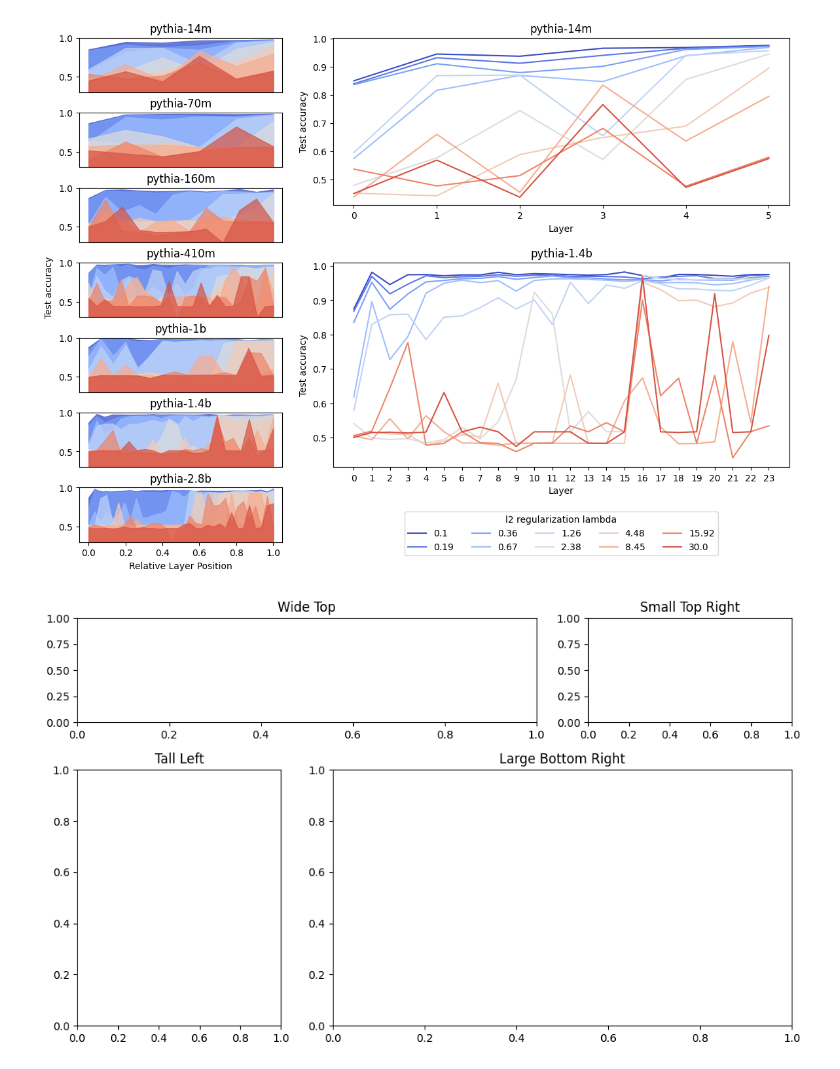
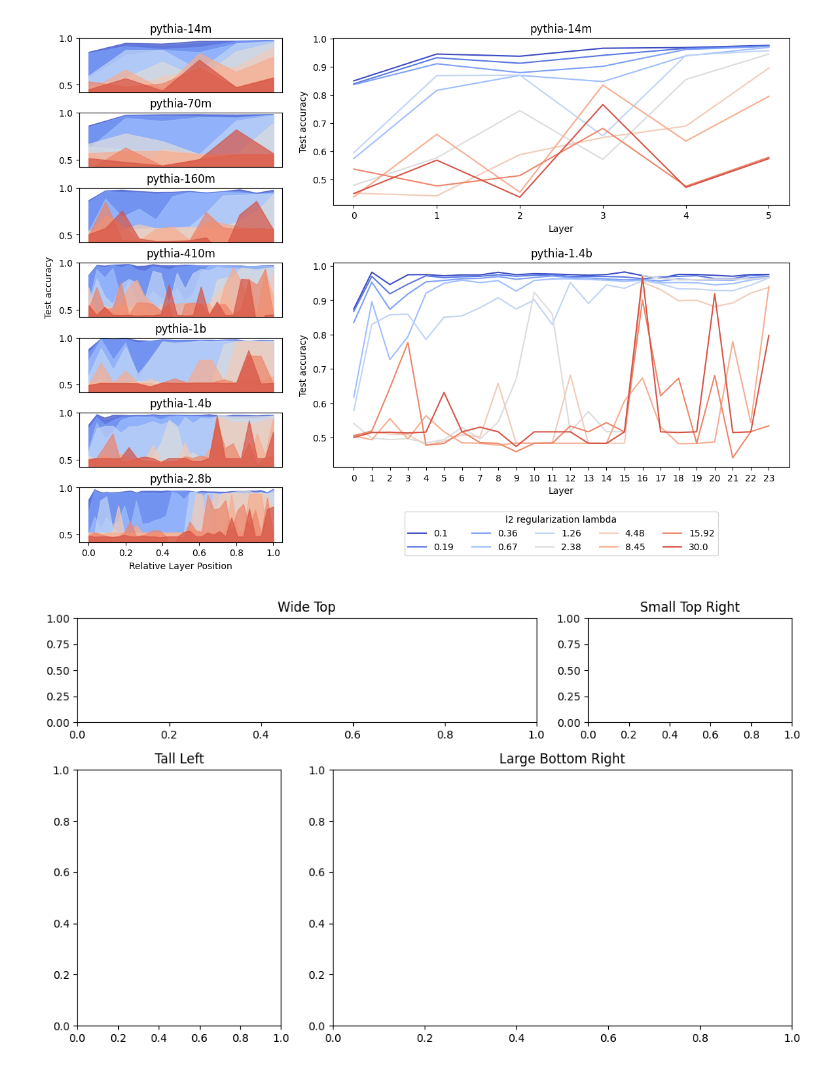
Before and after one commit to MarkusSibbesen/mechinterp_research_project, a Jupyter notebook: visualizating_sparse_probes.ipynb, the cells around one changed output. Cells and saved outputs as stored; diff of their text form; code cells hidden in the pictures.

```diff
--- a/visualizating_sparse_probes.ipynb
+++ b/visualizating_sparse_probes.ipynb
@@ -60,7 +60,7 @@ for idx, (ax, model_name) in enumerate(zip(axs, model_names)):
             color=color,
             alpha=0.7)
 
-    ax.set_ylim(0.3, 1)
+    ax.set_ylim(0.42, 1)
 
 
 
@@ -100,35 +100,35 @@ num_layers = len(hookpoints)
 
 colors = [cmap((i / num_colors)) for i in range(num_colors)]
 
 bigax2.set_title(model_name)
 bigax2.set_xticks(range(num_layers))
 bigax2.set_xticklabels(range(num_layers))
 bigax2.set_xlabel('Layer')
 bigax2.set_ylabel('Test accuracy')
 
 for reg_lambda, color in zip(reg_lambdas, colors):
     acc = data[reg_lambda]
     bigax2.plot(acc.keys(), acc.values(), color=color, label=round(float(reg_lambda), 2))
 
 
 legend_ax = fig.add_subplot(gs[13, 1:3])  # Use the bottom-right grid cell for the legend
 legend_ax.axis('off')
 
 handles, labels = bigax2.get_legend_handles_labels()  # Get legend handles and labels
 legend_ax.legend(handles, labels, loc='center', ncol=5, title='l2 regularization lambda')
 
 # Customize the shared x-axis at the bottom
 fig.text(0.092, 0.5, 'Test accuracy',
          va='center',
          ha='center',
          rotation=90,
          fontsize=10)
 fig.tight_layout()
 out_file = 'figures/sparse_probes_superfigure/superfigure.png'
-fig.savefig(out_file, dpi=300)
+fig.savefig(out_file, dpi=300, bbox_inches='tight', pad_inches=0.1)
 plt.show()
 # %% [output]
-[figure, old version]
+[figure, new version]
 # %%
 import matplotlib.pyplot as plt
 import matplotlib.gridspec as gridspec
```
